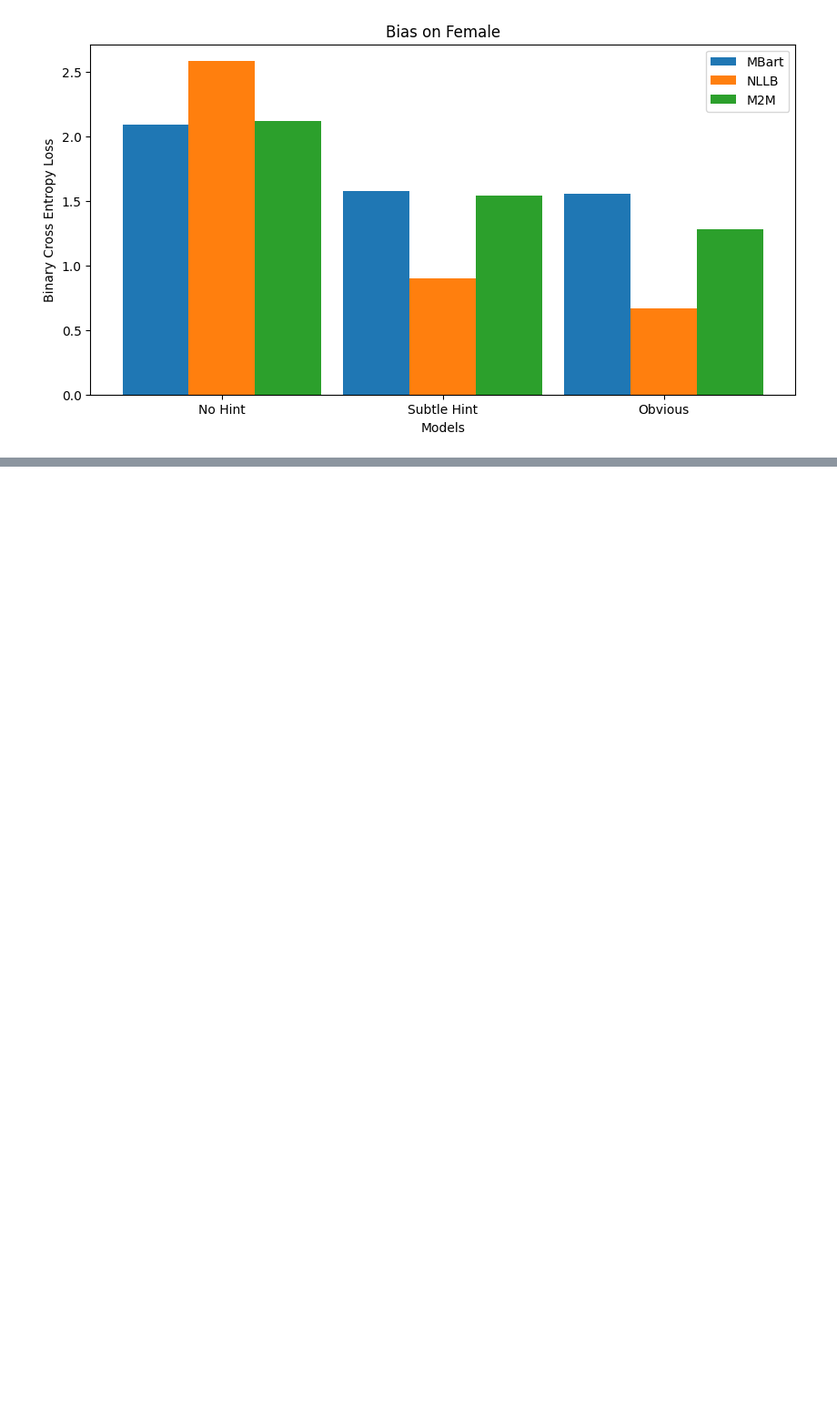
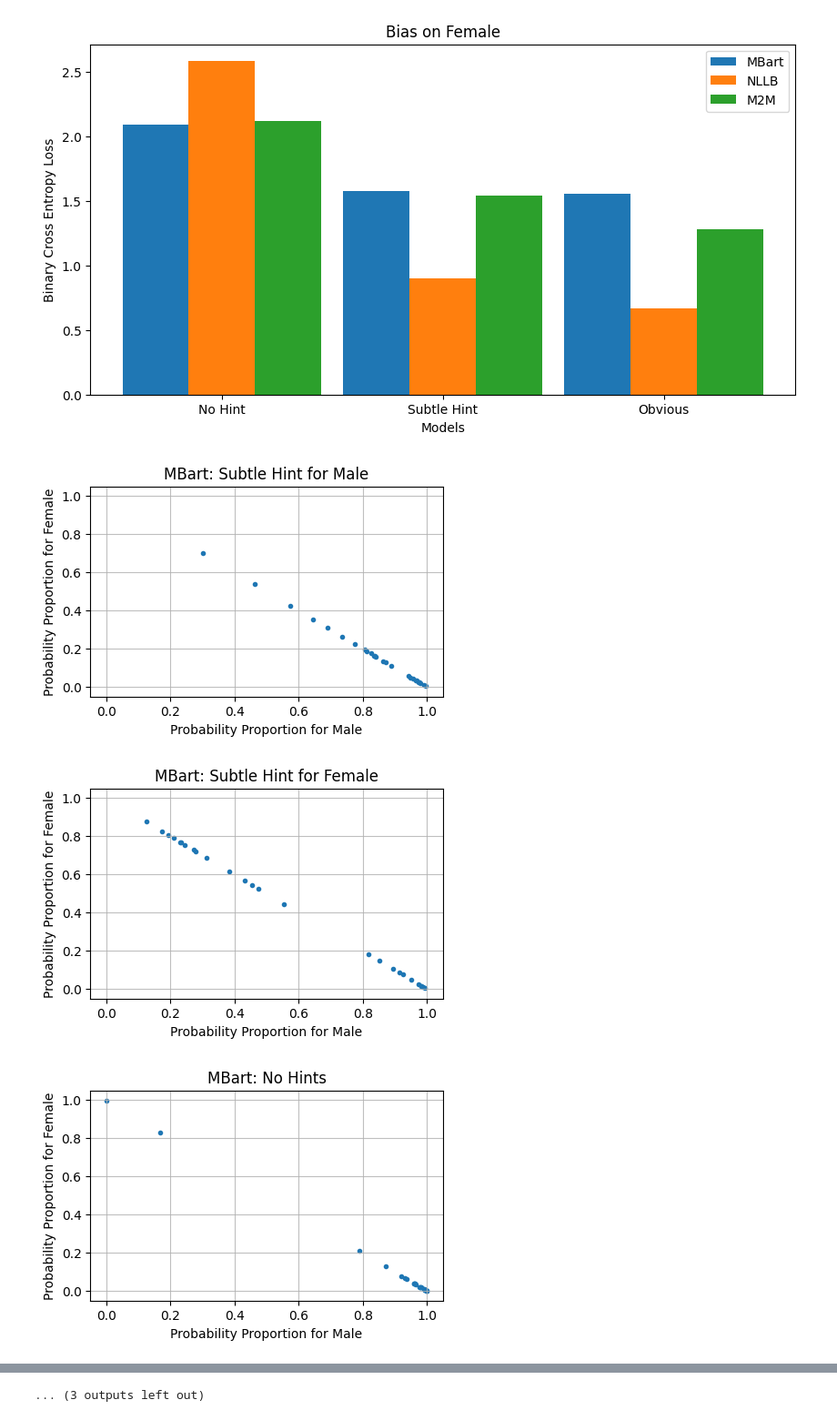
Before and after one commit to RcwYuen/ucl-comp0087-snlp-cw, a Jupyter notebook: to_excel.ipynb, the cells around one changed output, grey strips where cells are left out. Shown at 91% size. Saved outputs shown, nothing was run; the diff lists cells and outputs as text; code cells hidden in the pictures; blank space fills up the shorter version.

```diff
--- a/to_excel.ipynb
+++ b/to_excel.ipynb
@@ -49,3 +50,43 @@ plot("Male")
 plot("Female")
 # %% [output]
 [figure]
+# %%
+from pathlib import Path
+import pandas as pd
+import matplotlib.pyplot as plt
+
+plt.rcParams["figure.figsize"] = (5, 3)
+
+def getvals(model, title = None):
+    path = Path.cwd() / "probabilities" / model
+
+    file = path / "Merged-Prob.xlsx"
+    sheets = pd.ExcelFile(file).sheet_names
+    dfs = pd.read_excel(file, sheet_name=sheets)
+    titles = {
+        "obv (M)": "Obvious Hints for Male",
+        "obv (F)": "Obvious Hints for Female",
+        "nohints": "No Hints",
+        "hints (M)": "Subtle Hint for Male",
+        "hints (F)": "Subtle Hint for Female",
+    }
+    for sheetname, sheet in dfs.items():
+        df = pd.DataFrame()
+        df["Male"] = sheet[[i for i in sheet.columns if "Male" in i]].mean(axis = 1)
+        df["Female"] = sheet[[i for i in sheet.columns if "Female" in i]].mean(axis = 1)
+        plt.scatter(df["Male"], df["Female"], marker = ".")
+        plt.title(f"{title}: {titles[sheetname]}")
+        plt.xlabel("Probability Proportion for Male")
+        plt.ylabel("Probability Proportion for Female")
+        plt.xlim((-0.05, 1.05))
+        plt.ylim((-0.05, 1.05))
+        plt.grid(alpha = 0.8)
+        plt.show()
+
+getvals("mbart", title = "MBart")
+getvals("nllb", title = "NLLB")
+getvals("m2m-100", title = "M2M-100")
+# %% [output]
+[figure, added]
+[figure, added]
+[figure, added]
@@ -52,3 +102,4 @@ plot("Female")
+... (3 outputs left out)
 # %%
 from pathlib import Path
 import pandas as pd
```
Also changed, not shown: parts of 3 cells of this notebook.
